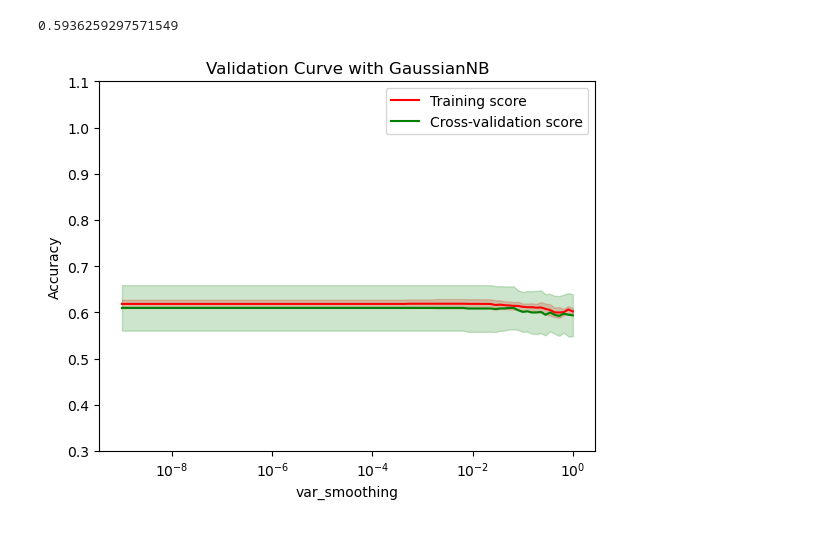
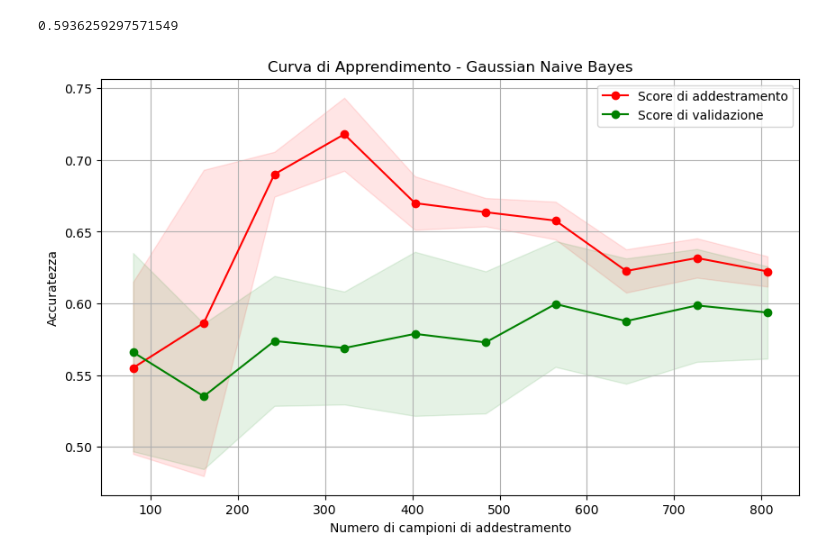
Before and after one commit to danlerr/Fondamenti-del-machine-learning, a Jupyter notebook: step3scikit.ipynb, the cells around one changed output. Saved outputs shown, nothing was run; the diff lists cells and outputs as text; code cells hidden in the pictures.

```diff
--- a/step3scikit.ipynb
+++ b/step3scikit.ipynb
@@ -207,42 +207,40 @@ cross_val_score(model, X, y, cv=5).mean()
 # %% [output]
 0.5936259297571549
 # %%
-from sklearn.naive_bayes import GaussianNB
-from sklearn.model_selection import validation_curve
 import numpy as np
 import matplotlib.pyplot as plt
+from sklearn.model_selection import learning_curve
+from sklearn.naive_bayes import GaussianNB
 
-# Inizializza il modello GaussianNB
 model = GaussianNB()
 
-# Definisci il range per il parametro var_smoothing
-param_range = np.logspace(-9, 0, 100)  # Da 10^-9 a 10^0
-
-# Calcola le curve di validazione
-train_scores, test_scores = validation_curve(
-    model, X_train, y_train, param_name="var_smoothing", param_range=param_range,
-    cv=10, scoring="accuracy", n_jobs=-1
+# Generariamo la curva di apprendimento
+train_sizes, train_scores, test_scores = learning_curve(
+    model, X, y, cv=5, scoring='accuracy', n_jobs=-1, train_sizes=np.linspace(0.1, 1.0, 10)
 )
 
-# Calcola la media e la deviazione standard
+# Calcolo media e deviazione standard
 train_scores_mean = np.mean(train_scores, axis=1)
 train_scores_std = np.std(train_scores, axis=1)
 test_scores_mean = np.mean(test_scores, axis=1)
 test_scores_std = np.std(test_scores, axis=1)
 
-# Traccia il grafico
-plt.title("Validation Curve with GaussianNB")
-plt.xlabel("var_smoothing")
-plt.ylabel("Accuracy")
-plt.ylim(0.3, 1.1)
-plt.plot(param_range, train_scores_mean, label="Training score", color="r")
-plt.fill_between(param_range, train_scores_mean - train_scores_std,
-                 train_scores_mean + train_scores_std, alpha=0.2, color="r")
-plt.plot(param_range, test_scores_mean, label="Cross-validation score", color="g")
-plt.fill_between(param_range, test_scores_mean - test_scores_std,
-                 test_scores_mean + test_scores_std, alpha=0.2, color="g")
-plt.xscale("log")
+
+plt.figure(figsize=(10, 6))
+plt.grid()
+
+plt.fill_between(train_sizes, train_scores_mean - train_scores_std,
+                 train_scores_mean + train_scores_std, alpha=0.1, color="r")
+plt.fill_between(train_sizes, test_scores_mean - test_scores_std,
+                 test_scores_mean + test_scores_std, alpha=0.1, color="g")
+
+plt.plot(train_sizes, train_scores_mean, 'o-', color="r", label="Score di addestramento")
+plt.plot(train_sizes, test_scores_mean, 'o-', color="g", label="Score di validazione")
+
+plt.title("Curva di Apprendimento - Gaussian Naive Bayes")
+plt.xlabel("Numero di campioni di addestramento")
+plt.ylabel("Accuratezza")
 plt.legend(loc="best")
 plt.show()
 # %% [output]
-[figure, old version]
+[figure, new version]
```
Also changed, not shown: 2 other files.
